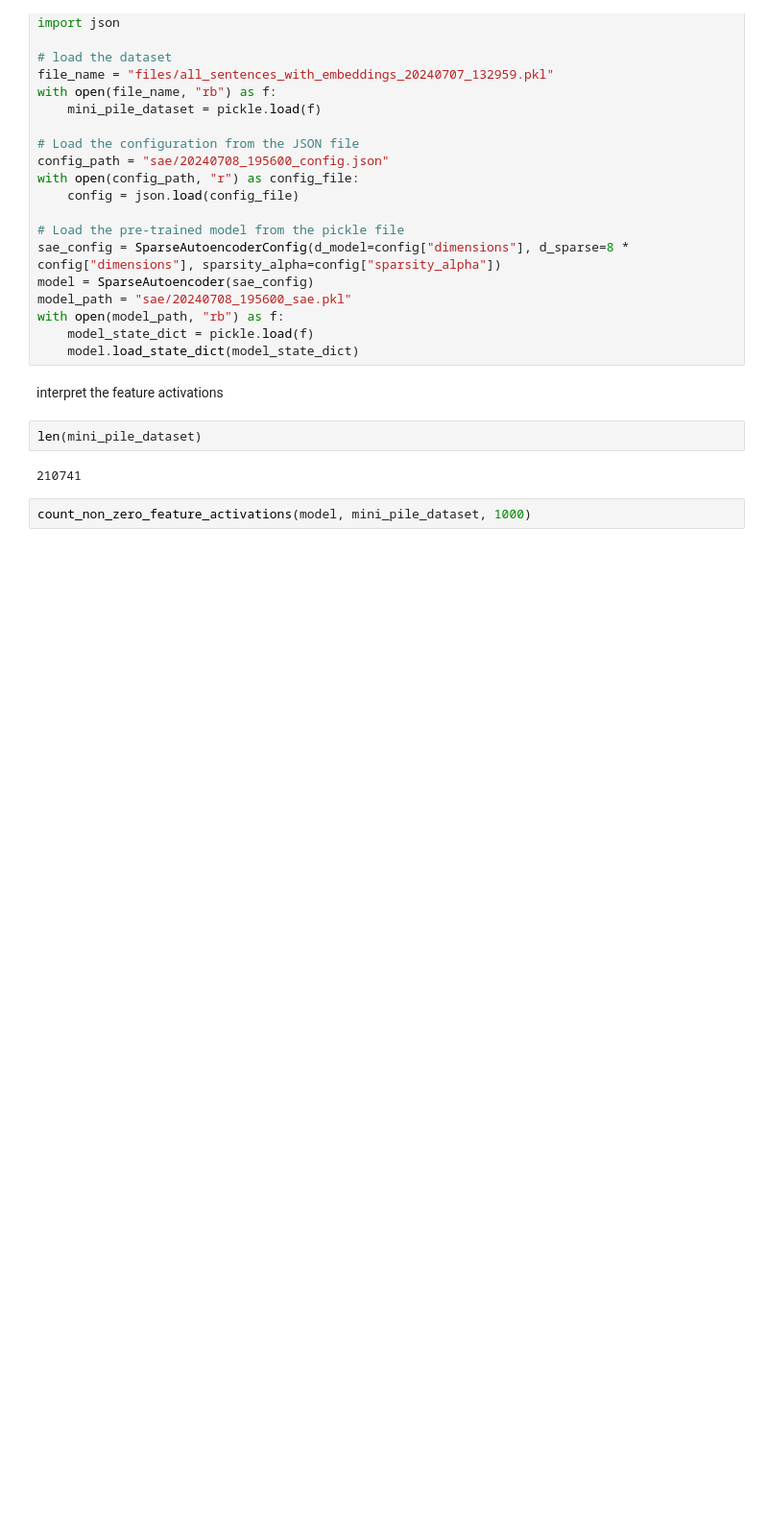
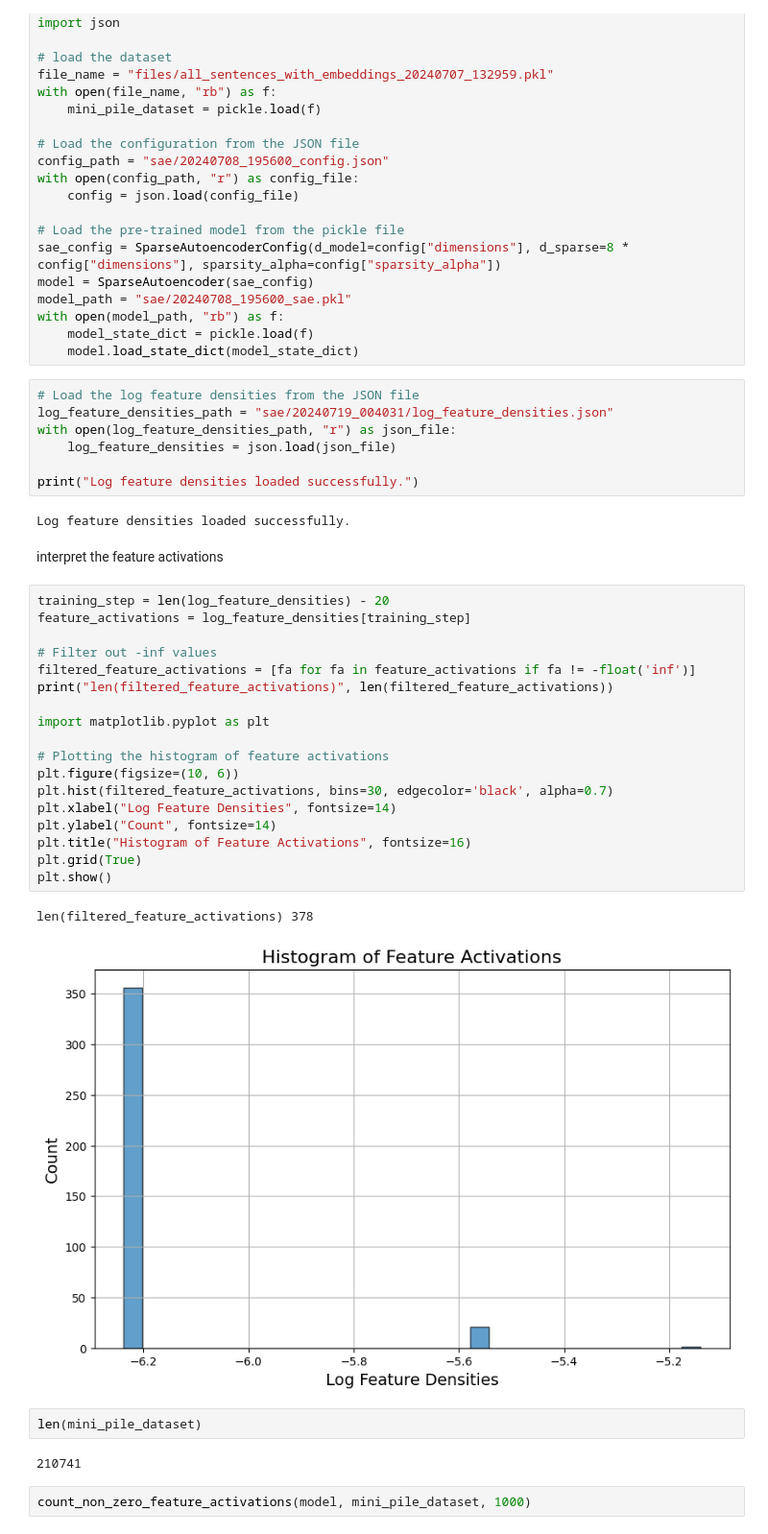
Before and after one commit to josephtey/auto-ed-coder, a Jupyter notebook: bert-encoder-fine-tuned-sae/analysis.ipynb, the cells around one changed output. Shown: that part at 96% size. Saved outputs shown, nothing was run; the diff lists cells and outputs as text; blank space fills up the shorter version.

```diff
--- a/bert-encoder-fine-tuned-sae/analysis.ipynb
+++ b/bert-encoder-fine-tuned-sae/analysis.ipynb
@@ -43,8 +43,38 @@ model_path = "sae/20240708_195600_sae.pkl"
 with open(model_path, "rb") as f:
     model_state_dict = pickle.load(f)
     model.load_state_dict(model_state_dict)
+# %%
+# Load the log feature densities from the JSON file
+log_feature_densities_path = "sae/20240719_004031/log_feature_densities.json"
+with open(log_feature_densities_path, "r") as json_file:
+    log_feature_densities = json.load(json_file)
+
+print("Log feature densities loaded successfully.")
+# %% [output]
+Log feature densities loaded successfully.
 # %% [markdown]
 interpret the feature activations
+# %%
+training_step = len(log_feature_densities) - 20
+feature_activations = log_feature_densities[training_step]
+
+# Filter out -inf values
+filtered_feature_activations = [fa for fa in feature_activations if fa != -float('inf')]
+print("len(filtered_feature_activations)", len(filtered_feature_activations))
+
+import matplotlib.pyplot as plt
+
+# Plotting the histogram of feature activations
+plt.figure(figsize=(10, 6))
+plt.hist(filtered_feature_activations, bins=30, edgecolor='black', alpha=0.7)
+plt.xlabel("Log Feature Densities", fontsize=14)
+plt.ylabel("Count", fontsize=14)
+plt.title("Histogram of Feature Activations", fontsize=16)
+plt.grid(True)
+plt.show()
+# %% [output]
+len(filtered_feature_activations) 378
+[figure, added]
 # %%
 len(mini_pile_dataset)
 # %% [output]
```
Also changed, not shown: parts of 1 cell of this notebook, 5 other files.
